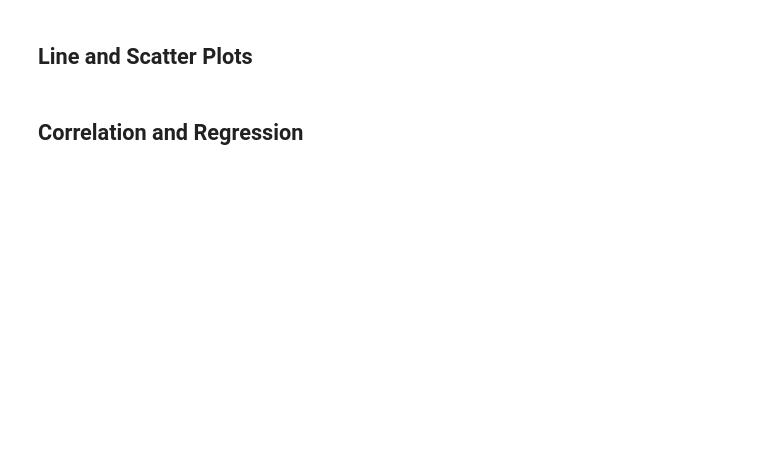
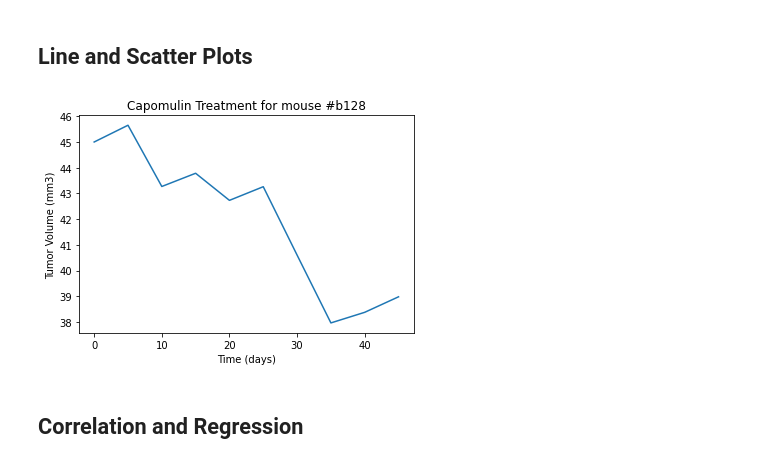
Before and after one commit to sean-galloway/matplotlib_Pymaceuticals, a Jupyter notebook: pymaceuticals.ipynb, the cells around one changed output. Cells and saved outputs as stored; diff of their text form; code cells hidden in the pictures; blank space fills up the shorter version.

```diff
--- a/pymaceuticals.ipynb
+++ b/pymaceuticals.ipynb
@@ -295,3 +293,17 @@ plt.show()
+# %%
+# Generate a line plot of tumor volume vs. time point for a mouse treated with Capomulin
+mouse_id = "b128"
+b128_df = capo_df.loc[capo_df["Mouse ID"] == mouse_id, :]
+x_axis = b128_df["Timepoint"]
+y_axis = b128_df["Tumor Volume (mm3)"]
+plt.plot(x_axis, y_axis)
+plt.title(f"Capomulin Treatment for mouse #{mouse_id}")
+plt.xlabel("Time (days)")
+plt.ylabel("Tumor Volume (mm3)")
+plt.savefig("./Images/TumorVolumeLine_pyplot.png")
+plt.show()
+# %% [output]
+[figure, added]
 # %%
 # Generate a scatter plot of average tumor volume vs. mouse weight for the Capomulin regimen
 # %% [markdown]
```
Also changed, not shown: parts of 3 cells of this notebook, 1 other file.
